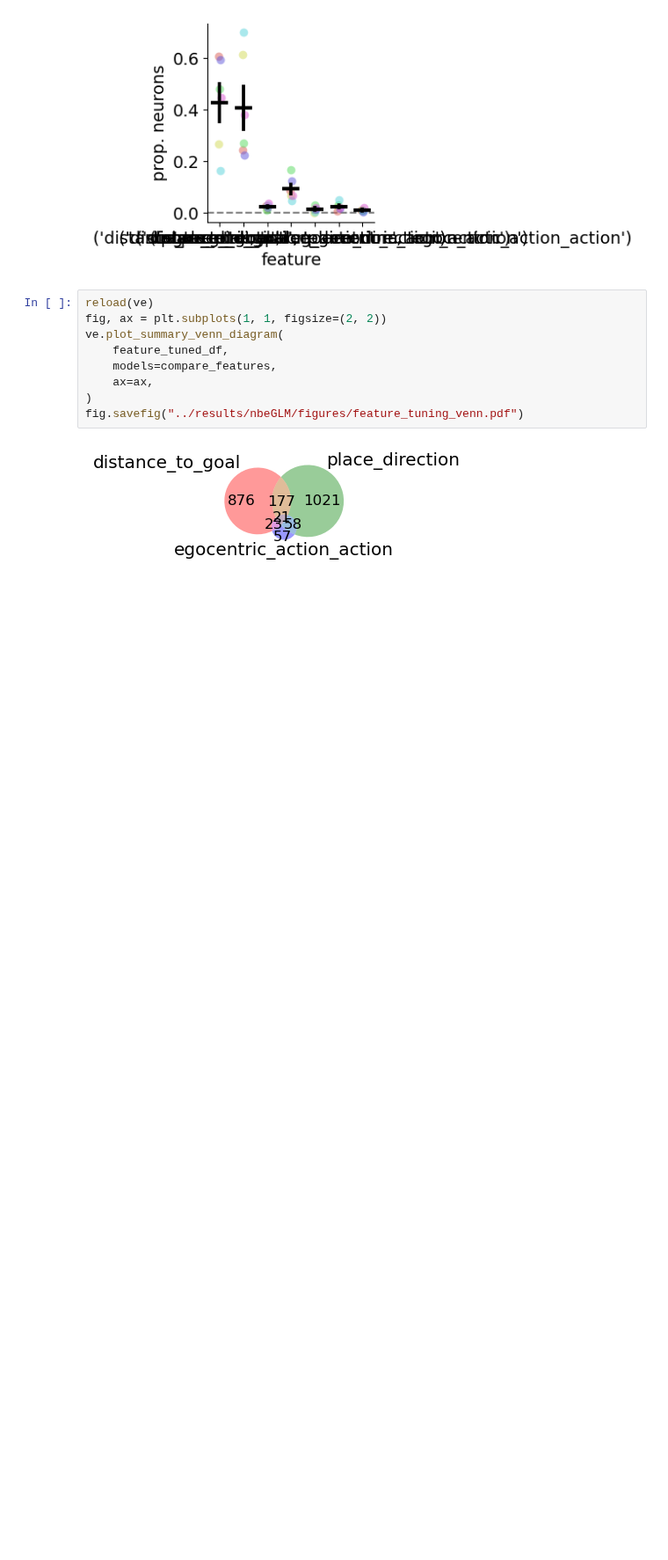
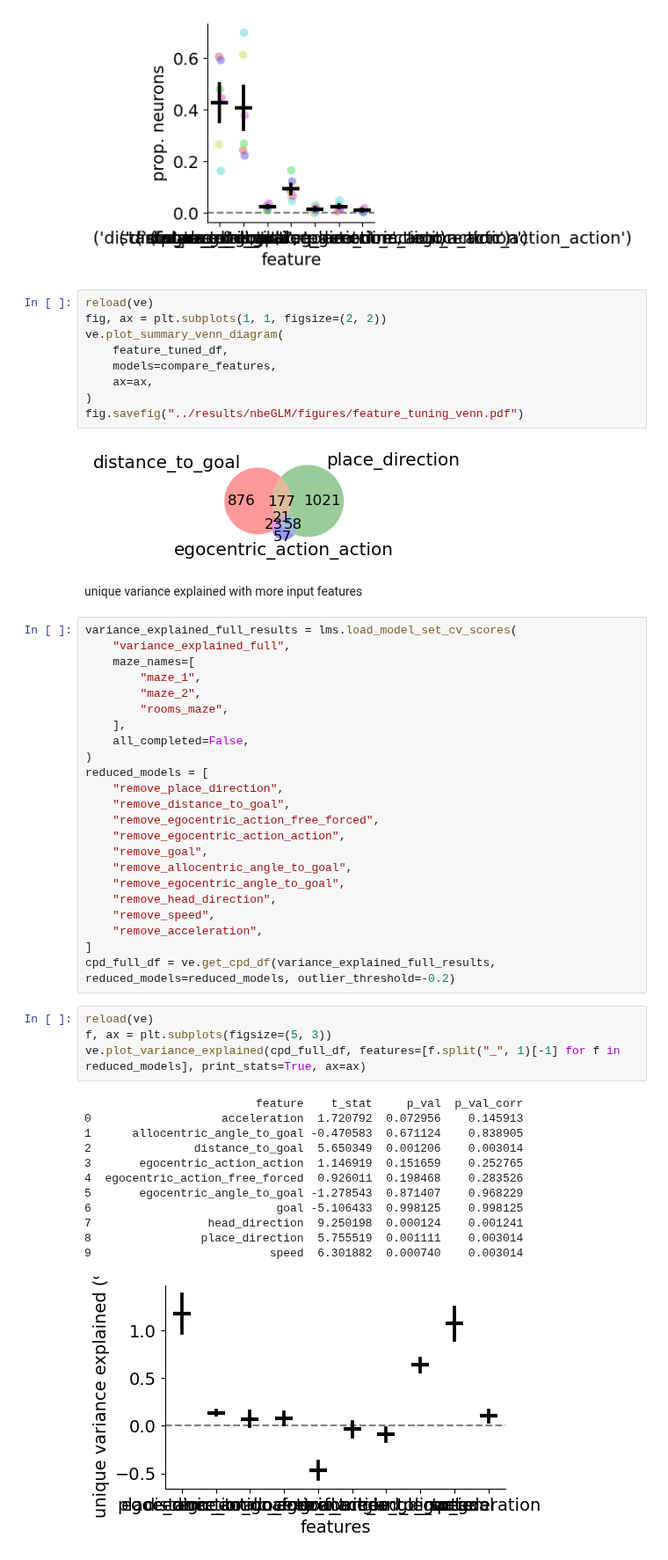
Before and after one commit to peterdoohan/GridMaze-mFC, a Jupyter notebook: Notebooks/nbeGLM.ipynb, the cells around one changed output. Shown at 88% size. Drawn from its saved outputs; the diff is of its cells as text; blank space fills up the shorter version.

```diff
--- a/Notebooks/nbeGLM.ipynb
+++ b/Notebooks/nbeGLM.ipynb
@@ -130,3 +143,45 @@ ve.plot_summary_venn_diagram(
 fig.savefig("../results/nbeGLM/figures/feature_tuning_venn.pdf")
 # %% [output]
 [figure]
+# %% [markdown]
+unique variance explained with more input features
+# %%
+variance_explained_full_results = lms.load_model_set_cv_scores(
+    "variance_explained_full",
+    maze_names=[
+        "maze_1",
+        "maze_2",
+        "rooms_maze",
+    ],
+    all_completed=False,
+)
+reduced_models = [
+    "remove_place_direction",
+    "remove_distance_to_goal",
+    "remove_egocentric_action_free_forced",
+    "remove_egocentric_action_action",
+    "remove_goal",
+    "remove_allocentric_angle_to_goal",
+    "remove_egocentric_angle_to_goal",
+    "remove_head_direction",
+    "remove_speed",
+    "remove_acceleration",
+]
+cpd_full_df = ve.get_cpd_df(variance_explained_full_results, reduced_models=reduced_models, outlier_threshold=-0.2)
+# %%
+reload(ve)
+f, ax = plt.subplots(figsize=(5, 3))
+ve.plot_variance_explained(cpd_full_df, features=[f.split("_", 1)[-1] for f in reduced_models], print_stats=True, ax=ax)
+# %% [output]
+                         feature    t_stat     p_val  p_val_corr
+0                   acceleration  1.720792  0.072956    0.145913
+1      allocentric_angle_to_goal -0.470583  0.671124    0.838905
+2               distance_to_goal  5.650349  0.001206    0.003014
+3       egocentric_action_action  1.146919  0.151659    0.252765
+4  egocentric_action_free_forced  0.926011  0.198468    0.283526
+5       egocentric_angle_to_goal -1.278543  0.871407    0.968229
+6                           goal -5.106433  0.998125    0.998125
+7                 head_direction  9.250198  0.000124    0.001241
+8                place_direction  5.755519  0.001111    0.003014
+9                          speed  6.301882  0.000740    0.003014
+[figure, added]
```
Also changed, not shown: parts of 10 cells of this notebook, 1 other file.
